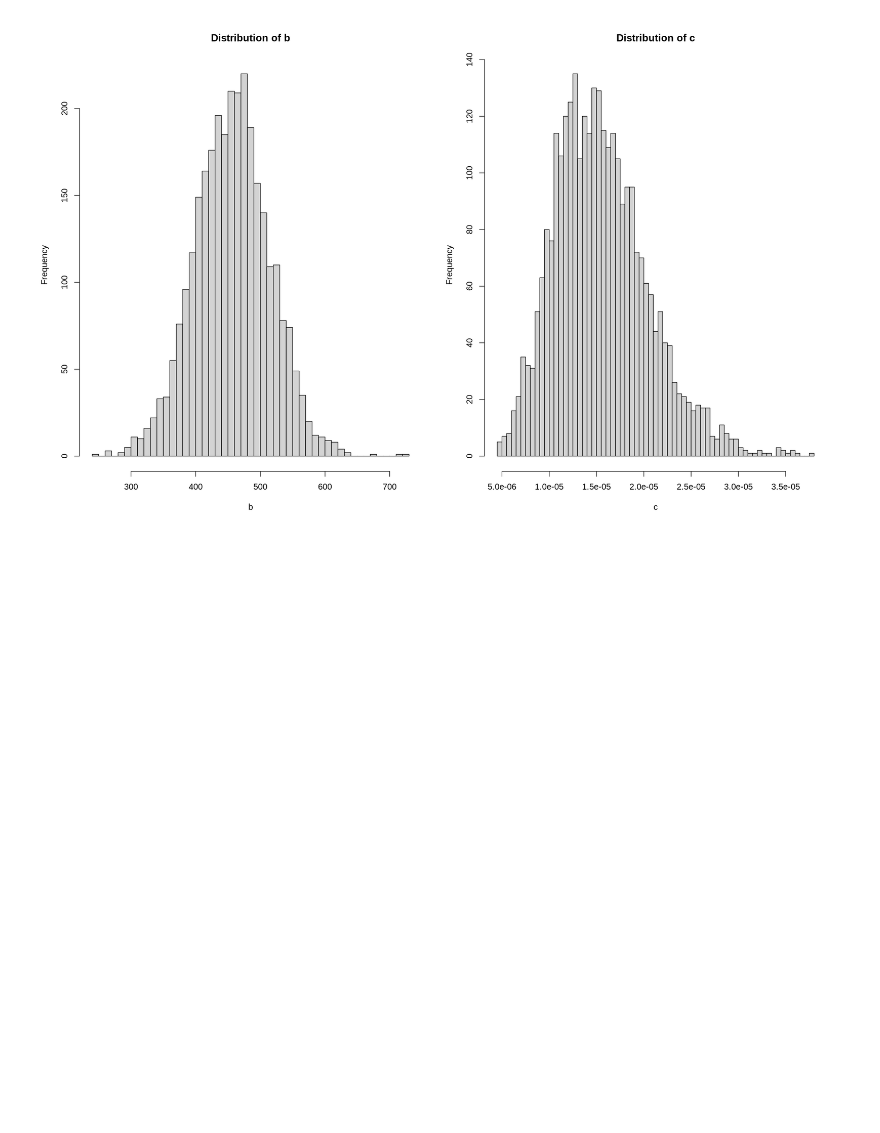
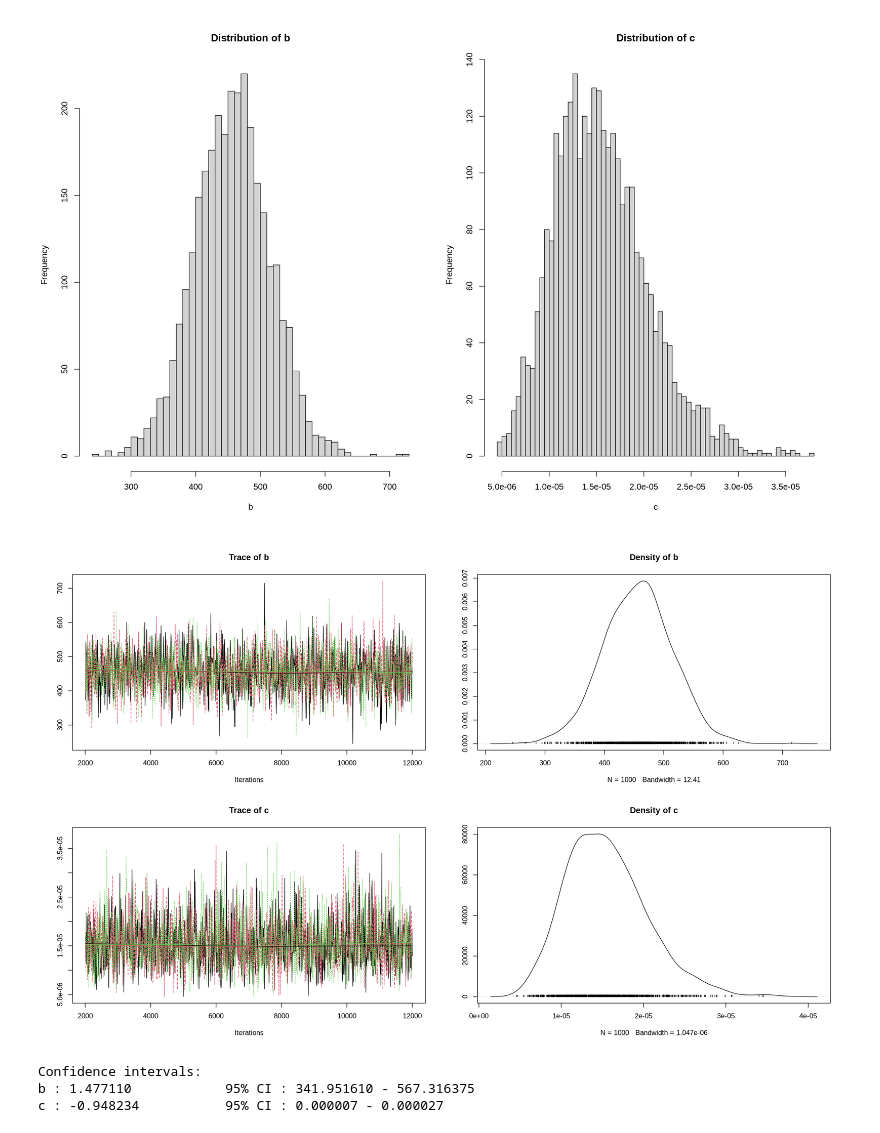
Before and after one commit to pietromalagoli/asp, a Jupyter notebook: code/lab05/Malagoli_Pietro_RLab05.ipynb, the cells around one changed output. Drawn from its saved outputs; the diff is of its cells as text; code cells hidden in the pictures; blank space fills up the shorter version.

```diff
--- a/code/lab05/Malagoli_Pietro_RLab05.ipynb
+++ b/code/lab05/Malagoli_Pietro_RLab05.ipynb
@@ -493,3 +492,20 @@ hist(as.mcmc(matrix["c"]),breaks = 50,
     main = paste("Distribution of c"), xlab = "c")
 # %% [output]
 [figure]
+# %%
+fit_chain<-as.mcmc(fit)
+plot(fit_chain)
+# %% [output]
+[figure, added]
+# %%
+left_tail <- as.data.frame(fit$BUGSoutput$summary)["2.5%"]
+rigth_tail <- as.data.frame(fit$BUGSoutput$summary)["97.5%"]
+
+cat("Confidence intervals:")
+for (i in 1:2) {
+  cat(sprintf("\n%s : %f\t\t95%% CI : %f - %f", params[i], fit_params[i,], left_tail[i,], rigth_tail[i,]))
+}
+# %% [output]
+Confidence intervals:
+b : 1.477110            95% CI : 341.951610 - 567.316375
+c : -0.948234           95% CI : 0.000007 - 0.000027
```
Also changed, not shown: parts of 1 cell of this notebook.
